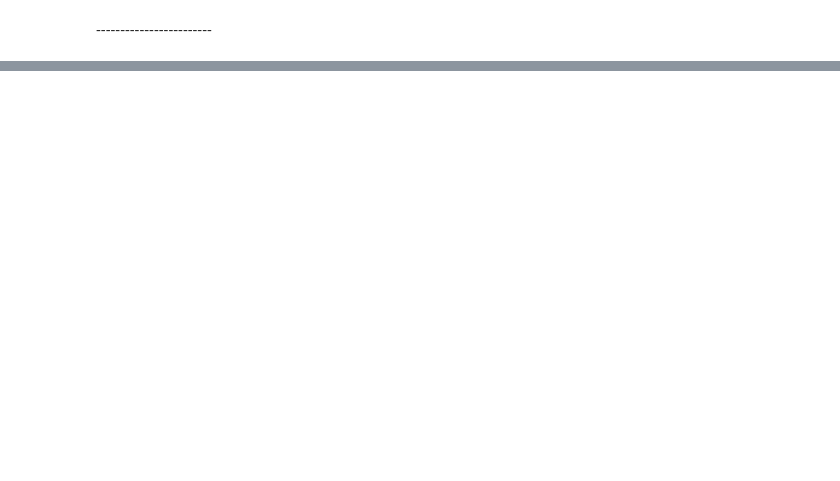
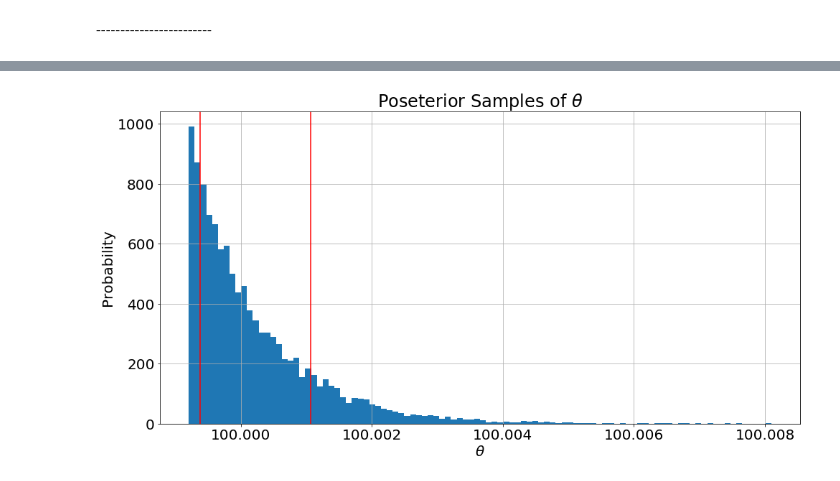
Before and after one commit to IACS-AM-207-Braavos/AM-207, a Jupyter notebook: hw5/AM207_HW5_MSE.ipynb, the cells around one changed output, grey strips where cells are left out. Saved outputs shown, nothing was run; the diff lists cells and outputs as text; code cells hidden in the pictures; blank space fills up the shorter version.

```diff
--- a/hw5/AM207_HW5_MSE.ipynb
+++ b/hw5/AM207_HW5_MSE.ipynb
@@ -806,0 +871,26 @@ plt.show()
+# %%
+# 3.9. Draw 10000 posterior samples and plot a histogram of the posterior distribution.
+# Use percentiles to construct the 68% HPD. Plot the posterior distribution and mark the HPD on your plot.
+
+# Number of samples
+n: int = len(x_samples)
+# Draw 10,000 samples from the posterior, a pareto with shape=n+1 and scale = theta_hat
+# As per the numpy documentation, the library function is for the
+theta_samples = theta_hat_ml * (1+np.random.pareto(a=n+1, size=10000))
+# The 68% range spans percentiles 16 to 84
+theta_lo, theta_hi = np.percentile(theta_samples, q=[16, 84])
+# Plot the posterior distribution with the HPD marked
+fig, ax = plt.subplots()
+fig.set_size_inches([16, 8])
+ax.set_title(r'Poseterior Samples of $\theta$')
+ax.set_xlabel(r'$\theta$')
+ax.set_ylabel('Probability')
+# Turn off axis shifting so we can see a regular scale
+ax.get_xaxis().get_major_formatter().set_useOffset(False)
+ax.hist(theta_samples, bins=100, density=True)
+ax.axvline(theta_lo, color='r')
+ax.axvline(theta_hi, color='r')
+ax.grid()
+plt.show()
+# %% [output]
+[figure, added]
```
Also changed, not shown: parts of 18 cells of this notebook, 1 other file.
